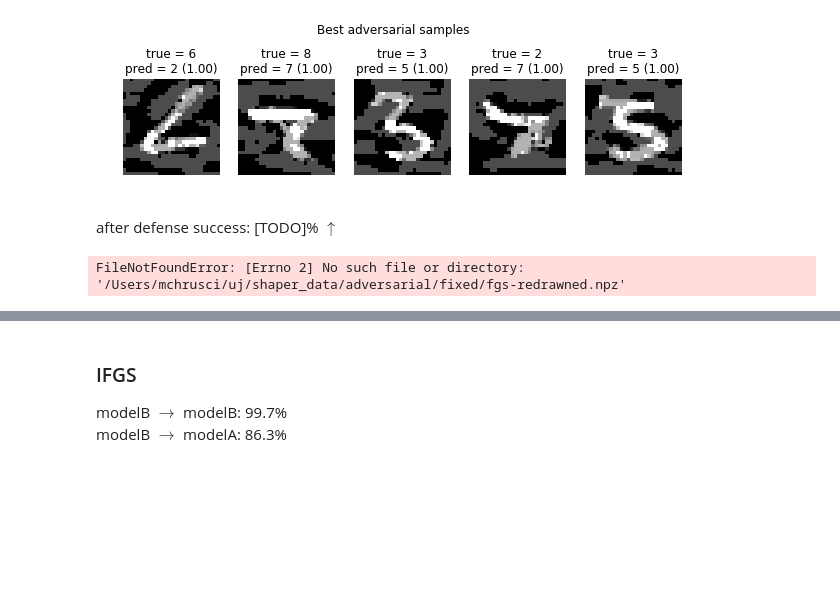
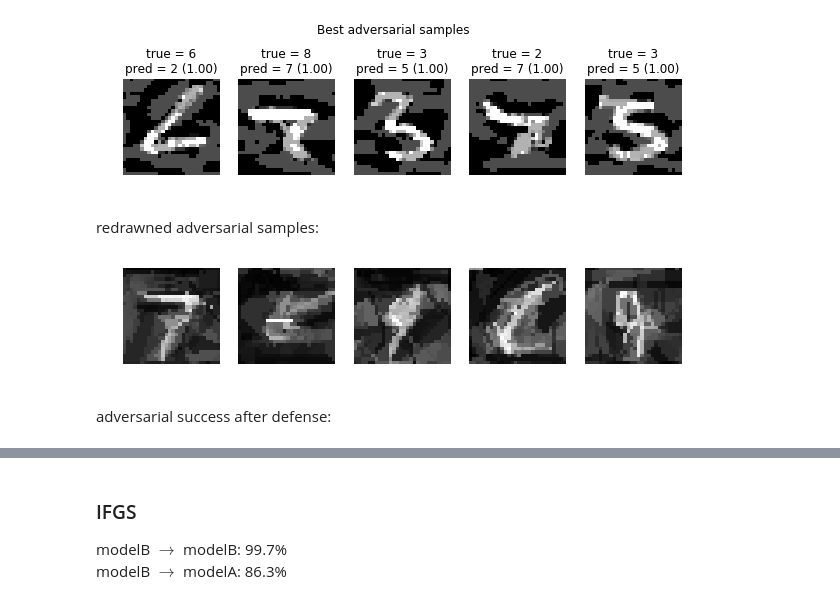
Before and after one commit to trejsu/shaper, a Jupyter notebook: experiments/notebook/adversarial.ipynb, the cells around one changed output, grey strips where cells are left out. Cells and saved outputs as stored; diff of their text form; code cells hidden in the pictures; blank space fills up the shorter version.

Commit message:
Updates adversarial & augmentation experiments

```diff
--- a/experiments/notebook/adversarial.ipynb
+++ b/experiments/notebook/adversarial.ipynb
@@ -18,7 +18,7 @@ def load(path):
 
 def load_drawings(path):
     with np.load(path) as data:
-        X = data['X']
+        X = data['drawings']
         Y = data['Y']
     return X, Y
 
@@ -72,11 +72,20 @@ def plot_best(X, Y, pred, prob, targeted):
 
     plot_idxs(X, Y, pred, prob, targeted, idxs, 'Best')
 
-def plot_drawing_defense(path):
+def plot_drawing_defense(path, n):
     seed = np.random.randint(0, 1000)
-    X, _ = load_drawings(os.path.join(BASE, path.split('.npz')[0] + '-redrawned.npz'))
+    X, _ = load_drawings(os.path.join(BASE, path.split('.npz')[0] + f'-redrawned-{n}.npz'))
     np.random.seed(seed)
     plot_random_drawings(X)
+
+def plot_defense_accs(accs, adv_acc, method):
+    plt.plot(accs)
+    plt.axhline(y=adv_acc, linestyle='--', c='C1')
+    plt.xlabel('n')
+    plt.ylabel('adversarial success')
+    plt.legend(['redrawn attack', 'attack'])
+    plt.title(method)
+    plt.show()
 # %% [markdown]
 # Testowany model
 accuracy = 0.9914
@@ -193,9 +202,11 @@ plot_best(X=X, Y=Y, pred=pred, prob=prob, targeted=False)
 # %% [output]
 [figure]
 [figure]
-# %% [markdown]
-after defense success: [TODO]% $\uparrow$
+# %% [markdown]
+redrawned adversarial samples:
 # %%
-plot_drawing_defense('fgs.npz')
+plot_drawing_defense('fgs/fgs.npz', n=40)
 # %% [output]
-FileNotFoundError: [Errno 2] No such file or directory: '/Users/mchrusci/uj/shaper_data/adversarial/fixed/fgs-redrawned.npz'
+[figure, added]
+# %% [markdown]
+adversarial success after defense:
```
Also changed, not shown: parts of 21 cells of this notebook, 1 other file.
